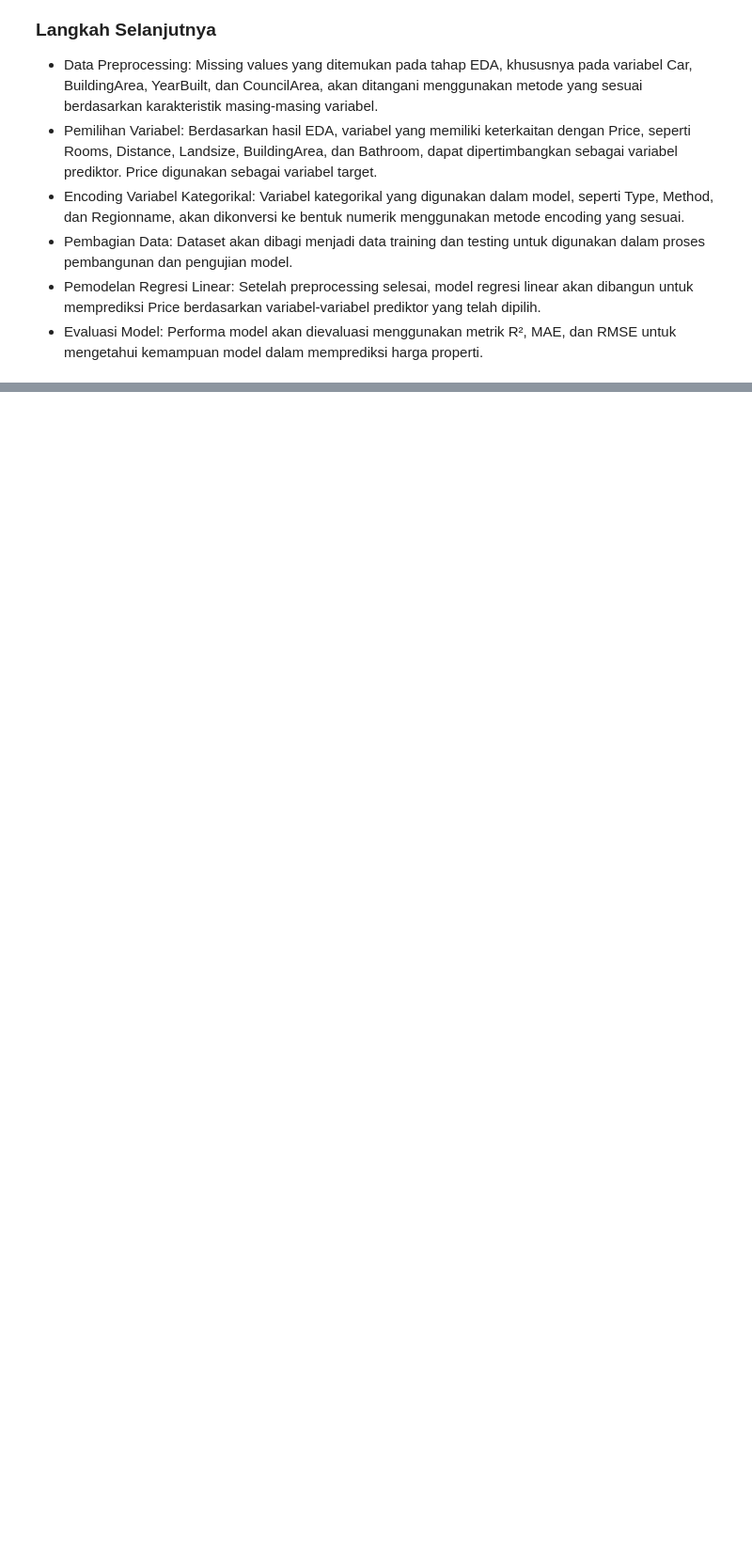
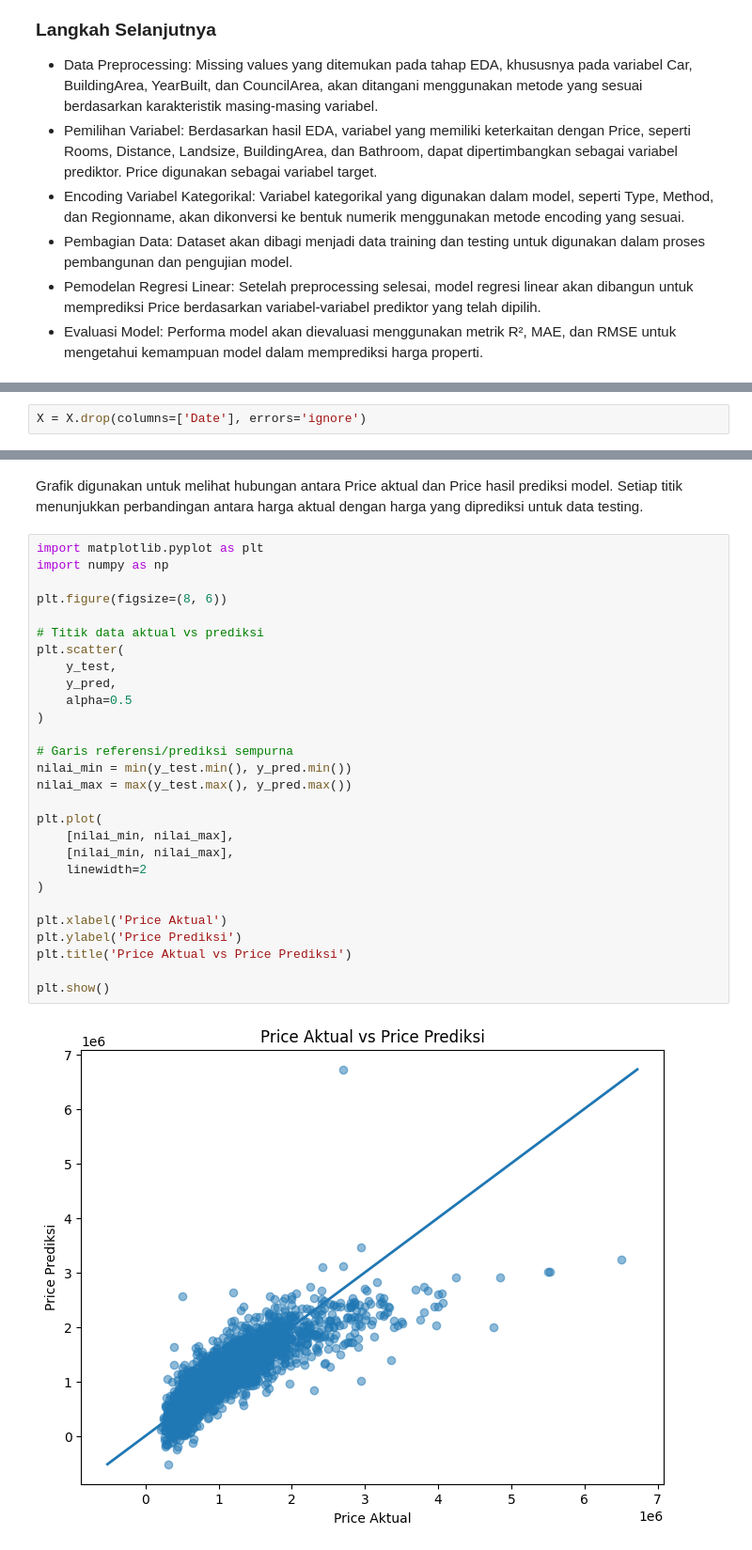
Before and after one commit to alimasumajja/RegresiLinear_Kelas5B_Kelompok1, a Jupyter notebook: RegresiLinear_5B_Kelompok1.ipynb, the cells around one changed output, grey strips where cells are left out. Shown at 94% size. Saved outputs shown, nothing was run; the diff lists cells and outputs as text; blank space fills up the shorter version.

```diff
--- a/RegresiLinear_5B_Kelompok1.ipynb
+++ b/RegresiLinear_5B_Kelompok1.ipynb
@@ -487,0 +659,2 @@ Hasil analisis ini dapat menjadi dasar untuk menentukan variabel yang akan digun
+# %%
+X = X.drop(columns=['Date'], errors='ignore')
@@ -487,0 +931,32 @@ Hasil analisis ini dapat menjadi dasar untuk menentukan variabel yang akan digun
+# %% [markdown]
+Grafik digunakan untuk melihat hubungan antara Price aktual dan Price hasil prediksi model. Setiap titik menunjukkan perbandingan antara harga aktual dengan harga yang diprediksi untuk data testing.
+# %%
+import matplotlib.pyplot as plt
+import numpy as np
+
+plt.figure(figsize=(8, 6))
+
+# Titik data aktual vs prediksi
+plt.scatter(
+    y_test,
+    y_pred,
+    alpha=0.5
+)
+
+# Garis referensi/prediksi sempurna
+nilai_min = min(y_test.min(), y_pred.min())
+nilai_max = max(y_test.max(), y_pred.max())
+
+plt.plot(
+    [nilai_min, nilai_max],
+    [nilai_min, nilai_max],
+    linewidth=2
+)
+
+plt.xlabel('Price Aktual')
+plt.ylabel('Price Prediksi')
+plt.title('Price Aktual vs Price Prediksi')
+
+plt.show()
+# %% [output]
+[figure, added]
```
Also changed, not shown: parts of 75 cells of this notebook.
